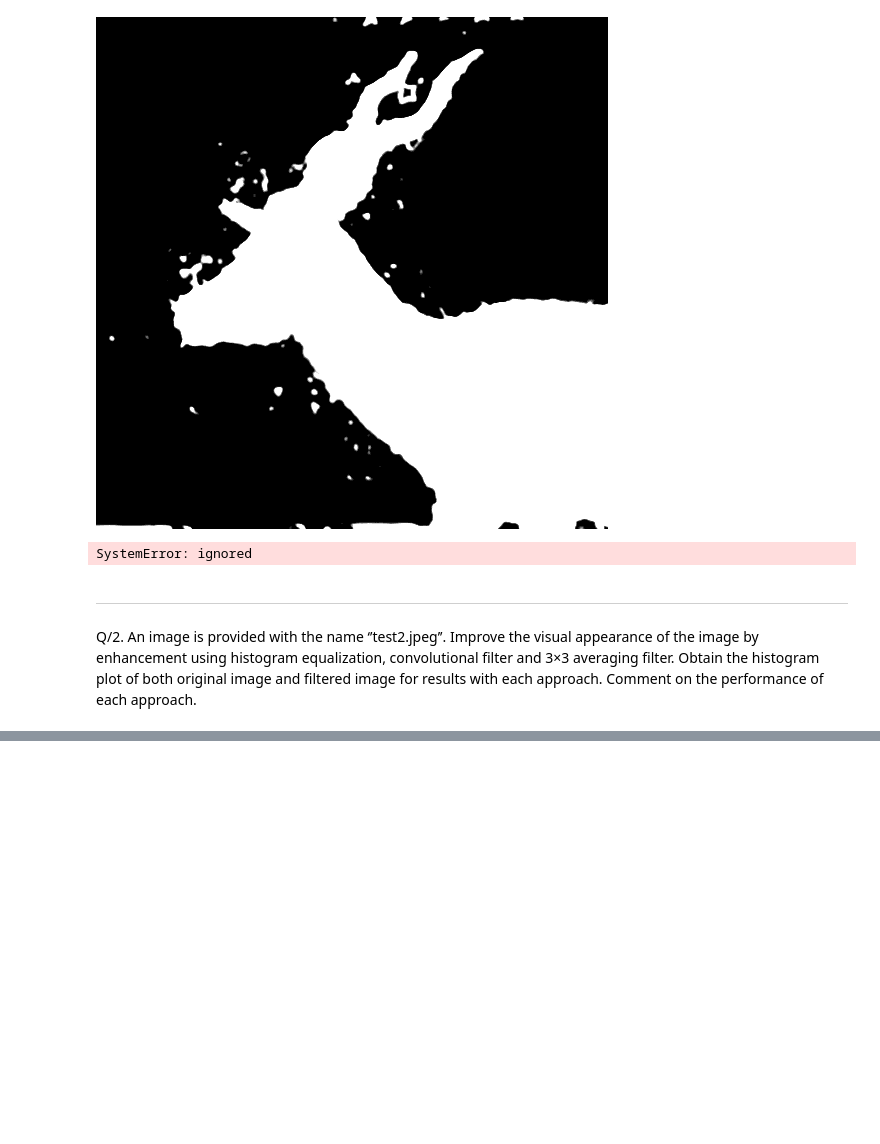
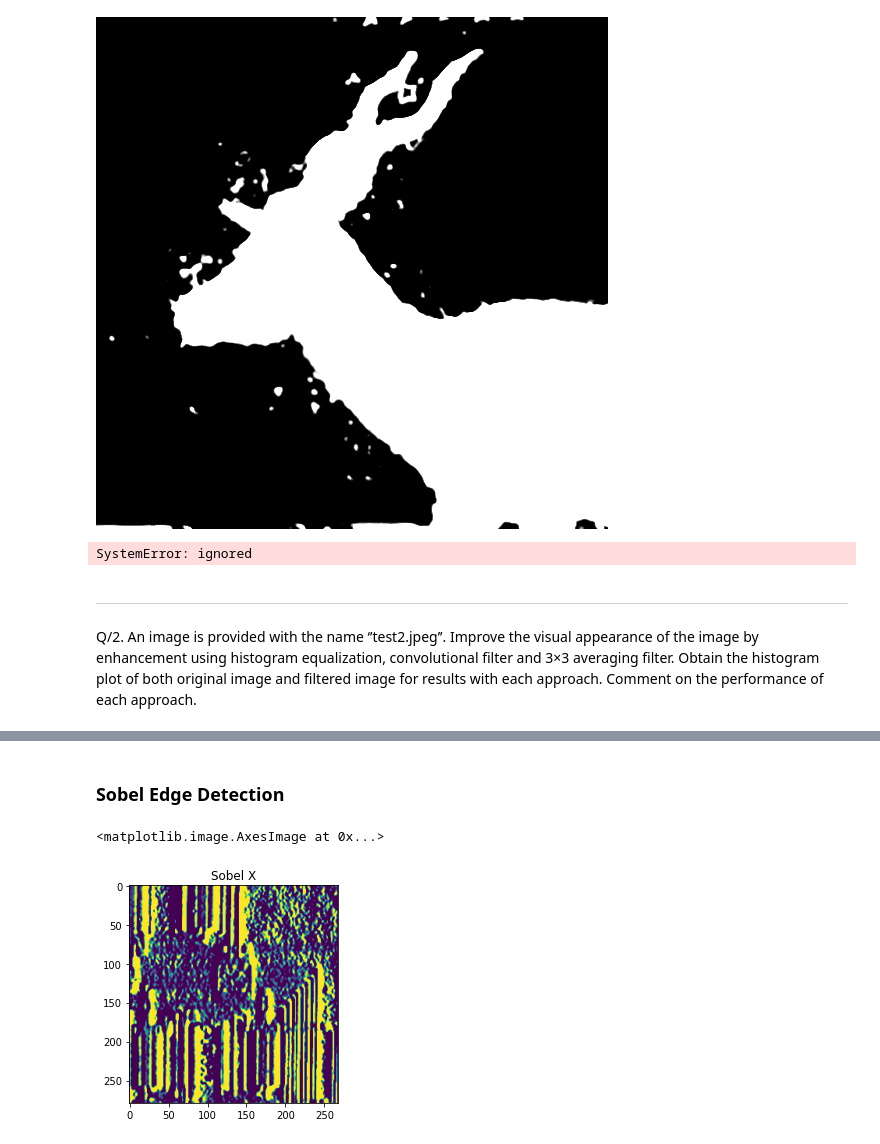
Before and after one commit to apoorwagupta/Digital_Image_Processing, a Jupyter notebook: Assignment1.ipynb, the cells around one changed output, grey strips where cells are left out. Drawn from its saved outputs; the diff is of its cells as text; code cells hidden in the pictures; blank space fills up the shorter version.

```diff
--- a/Assignment1.ipynb
+++ b/Assignment1.ipynb
@@ -112,0 +160,8 @@ def histeq(im,nbr_bins=256):
+# %% [markdown]
+### Sobel Edge Detection
+# %%
+plt.title("Sobel X")
+plt.imshow(img_sobelx)
+# %% [output]
+<matplotlib.image.AxesImage at 0x...>
+[figure, added]
```
Also changed, not shown: parts of 20 cells of this notebook.
